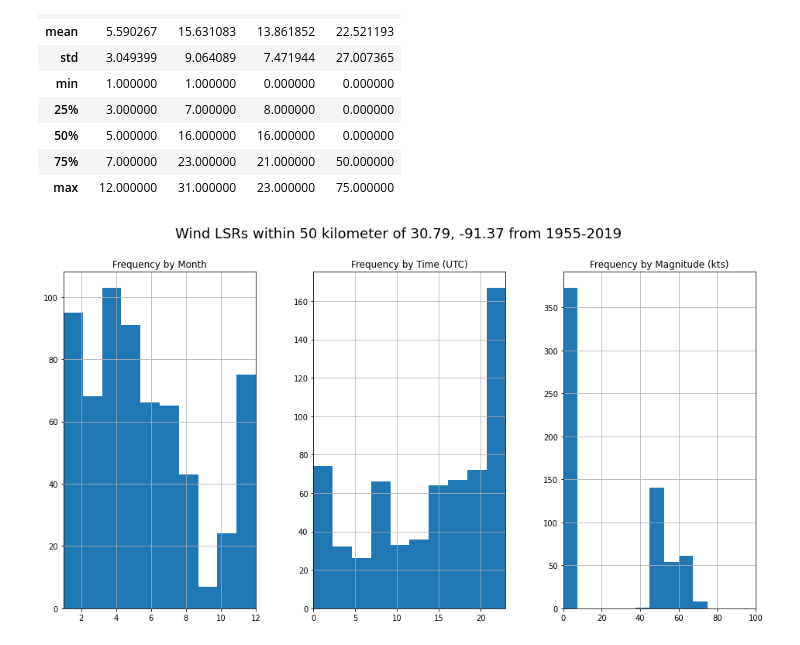
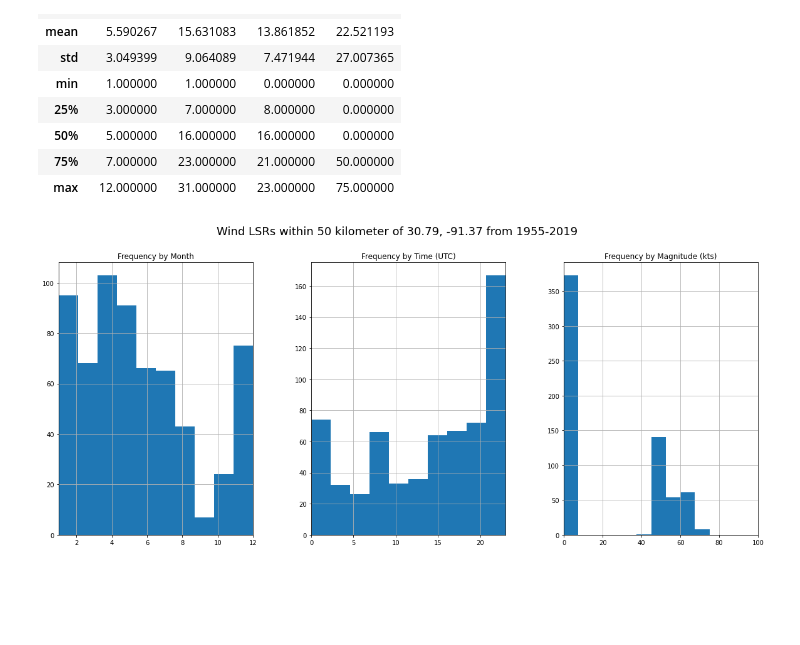
Before and after one commit to HumphreysCarter/Local-Severe-Weather-Stats, a Jupyter notebook: StFrancisville.ipynb, the cells around one changed output. Drawn from its saved outputs; the diff is of its cells as text; code cells hidden in the pictures; blank space fills up the shorter version.

```diff
--- a/StFrancisville.ipynb
+++ b/StFrancisville.ipynb
@@ -195,23 +195,23 @@ wind_local[['mo', 'dy', 'time', 'mag']].describe()
 | max | 12.000000 | 31.000000 | 23.000000 | 75.000000 |
 # %%
 # Create plot for Wind LSR data
-fig, (ax0, ax1, ax2) = plt.subplots(nrows=1, ncols=3, figsize=(16, 8))
+fig, (ax0, ax1, ax2) = plt.subplots(nrows=1, ncols=3, figsize=(20, 8))
 
 wind_local.hist('mo', ax=ax0)
 wind_local.hist('time', ax=ax1)
 wind_local.hist('mag', ax=ax2)
 
 ax0.set_title('Frequency by Month')
 ax0.set_xlim(1, 12)
 
 ax1.set_title('Frequency by Time (UTC)')
 ax1.set_xlim(0, 23)
 
 ax2.set_title('Frequency by Magnitude (kts)')
 ax2.set_xlim(0, 100)
 
 plt.suptitle(f'Wind LSRs within {max_distance} of {latitude}, {longitude} from 1955-2019', size=18)
 
 plt.show()
 # %% [output]
-[figure, old version]
+[figure, new version]
```
Also changed, not shown: 2 other files.
